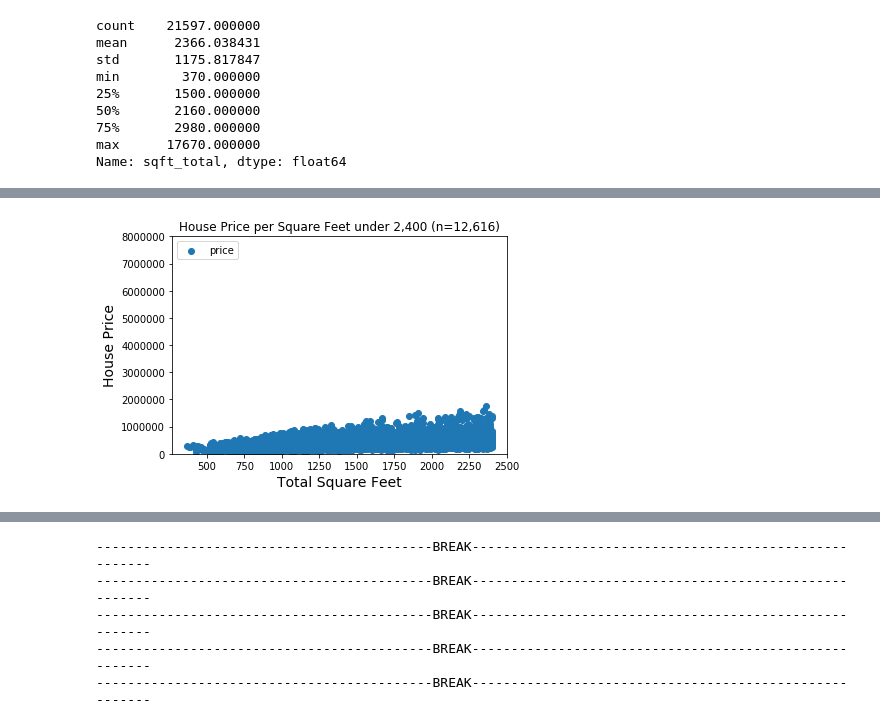
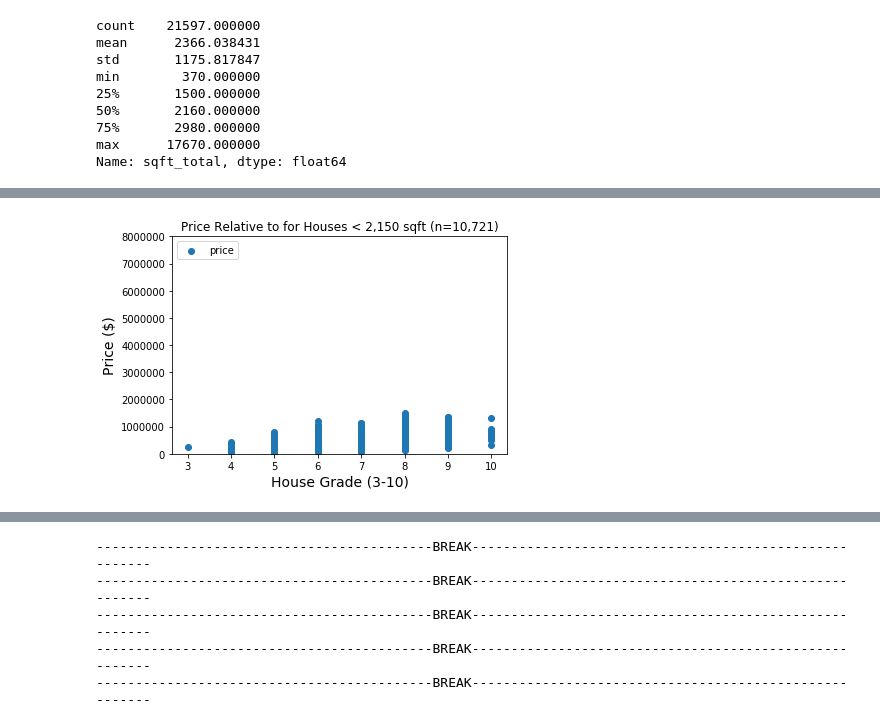
Before and after one commit to steeznation16/dsc-1-final-project-online-ds-ft-100118, a Jupyter notebook: student.ipynb, the cells around one changed output, grey strips where cells are left out. Drawn from its saved outputs; the diff is of its cells as text; code cells hidden in the pictures.

```diff
--- a/student.ipynb
+++ b/student.ipynb
@@ -180,8 +222,8 @@ Name: sqft_total, dtype: float64
 # %%
-# split data into new dataframe over_2400/below_2400 for houses with more than or 2,400 or less square feet
-# Check length of new dataframe to confirm not too large of a sample size in either category
-over_2400 = df.loc[df['sqft_total'] > 2400]
-below_2400 = df.loc[df['sqft_total']<= 2400]
-print(len(over_2400))
-print(len(below_2400))
+over_2150 = df.loc[df['sqft_total'] > 2150]
+below_2150 = df.loc[df['sqft_total'] < 2151]
+
+# Check length of each new dataframe to confirm not too large of a sample size in either category
+print(len(over_2150))
+print(len(below_2150))
 # %% [output]
@@ -238,14 +273,14 @@ plt.show();
 # %%
-# Graph scatter plot examining relationship between total square feet and price
-# Change scale of y axis to represent same scale as the prior graph to show pricing difference between > and < 2400 sqft
-x = below_2400.sqft_total
-y = below_2400.price
+# Graph price vs grade for houses over 2150 sqft
+# Change y axis scale to match prior graph
+x = below_2150.grade
+y = below_2150.price
 plt.scatter(x, y)
+plt.title('Price Relative to for Houses < 2,150 sqft (n=10,721)')
+plt.xlabel('House Grade (3-10)', fontsize=14)
+plt.ylabel('Price ($)', fontsize=14)
 plt.ylim(0,8000000)
-plt.title('House Price per Square Feet under 2,400 (n=12,616)')
-plt.xlabel('Total Square Feet', fontsize=14)
-plt.ylabel('House Price', fontsize=14)
 plt.legend(loc=2)
 plt.show();
 # %% [output]
-[figure, old version]
+[figure, new version]
```
Also changed, not shown: parts of 48 cells of this notebook.
